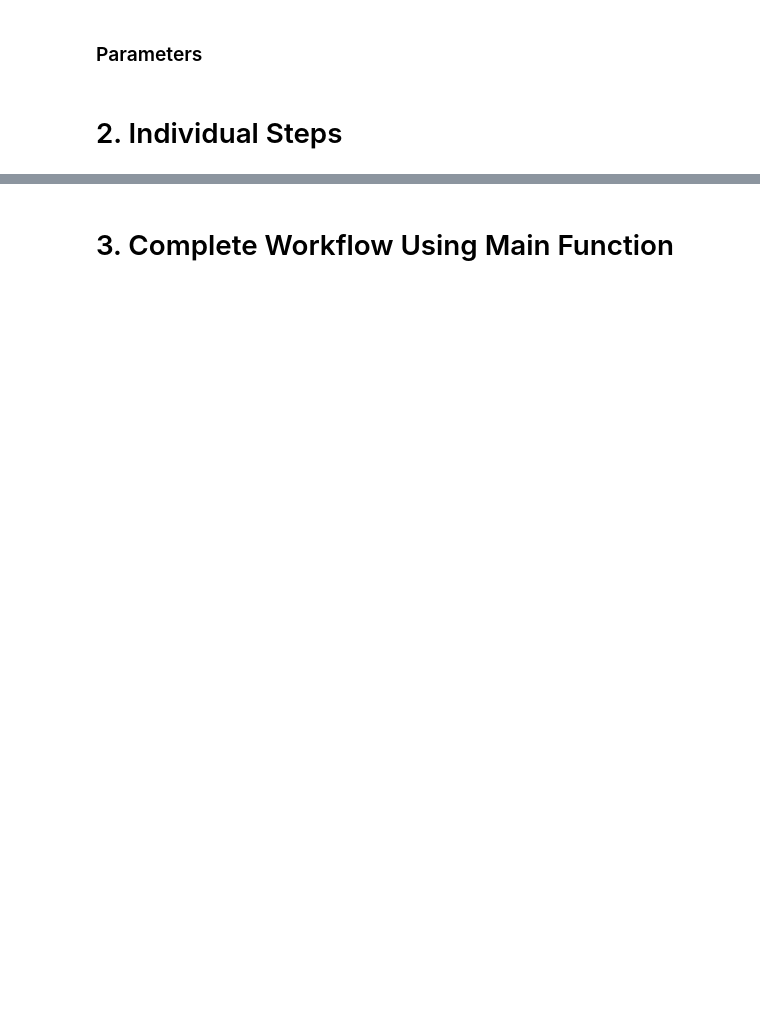
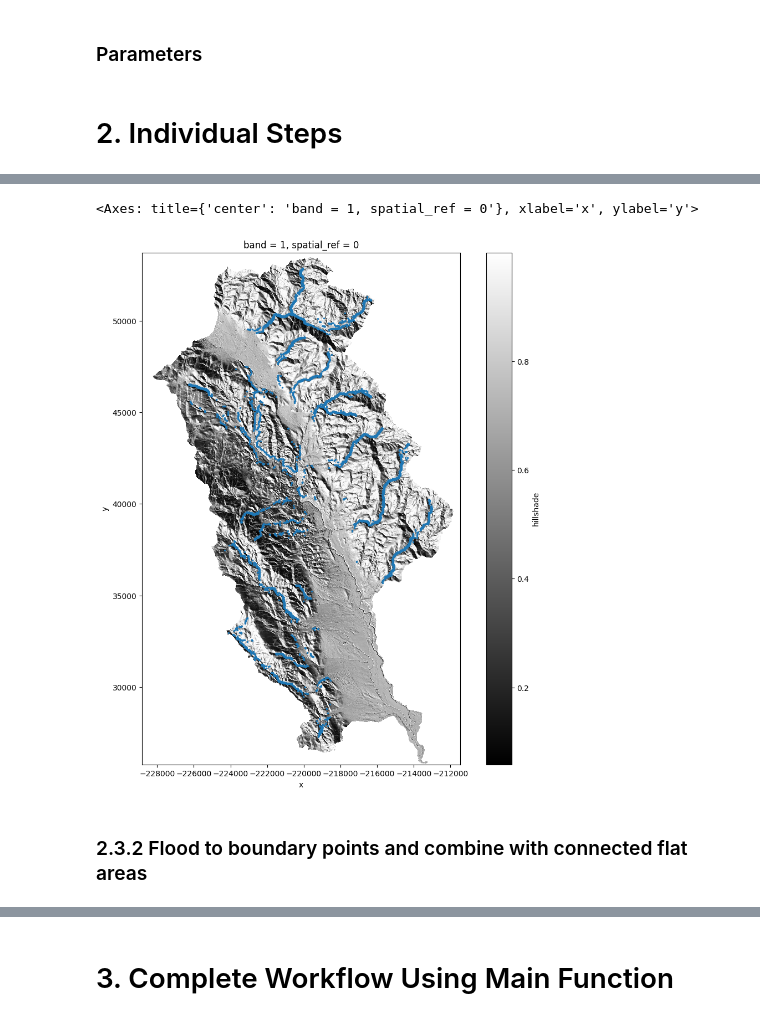
Before and after one commit to avkoehl/valleyx, a Jupyter notebook: examples/valley_extraction.ipynb, the cells around one changed output, grey strips where cells are left out. Drawn from its saved outputs; the diff is of its cells as text; code cells hidden in the pictures; blank space fills up the shorter version.

```diff
--- a/examples/valley_extraction.ipynb
+++ b/examples/valley_extraction.ipynb
@@ -21,0 +185,13 @@
+# %%
+wallpoints = detect_wallpoints(dataset, flowlines_reaches, cfg.sigma, cfg.line_spacing,
+                               cfg.line_width, cfg.line_max_width, cfg.point_spacing,
+                               cfg.min_hand_jump, cfg.ratio, cfg.min_peak_prominence, cfg.min_distance, cfg.num_cells, cfg.slope_threshold, wbt)
+# %%
+fig, ax = plt.subplots(figsize=(12,12))
+hillshade.plot(cmap='grey', ax=ax)
+wallpoints.plot(ax=ax, markersize=2)
+# %% [output]
+<Axes: title={'center': 'band = 1, spatial_ref = 0'}, xlabel='x', ylabel='y'>
+[figure, added]
+# %% [markdown]
+### 2.3.2 Flood to boundary points and combine with connected flat areas
```
Also changed, not shown: parts of 23 cells of this notebook, 6 other files.
